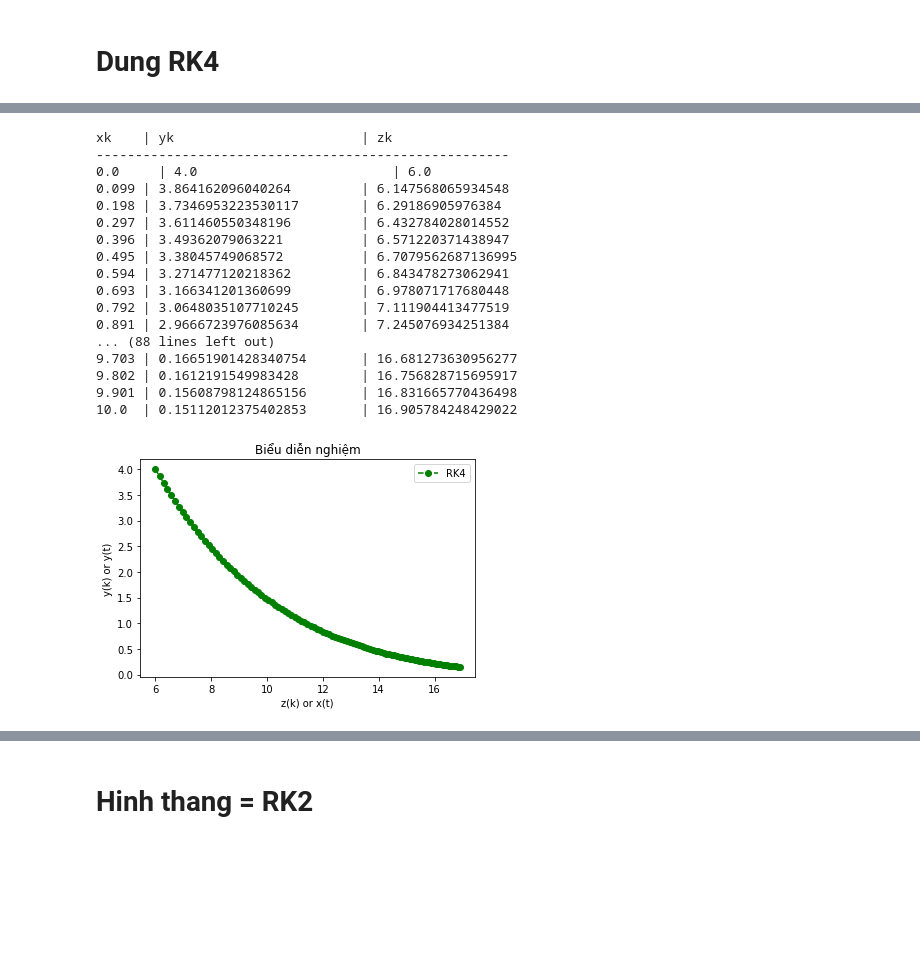
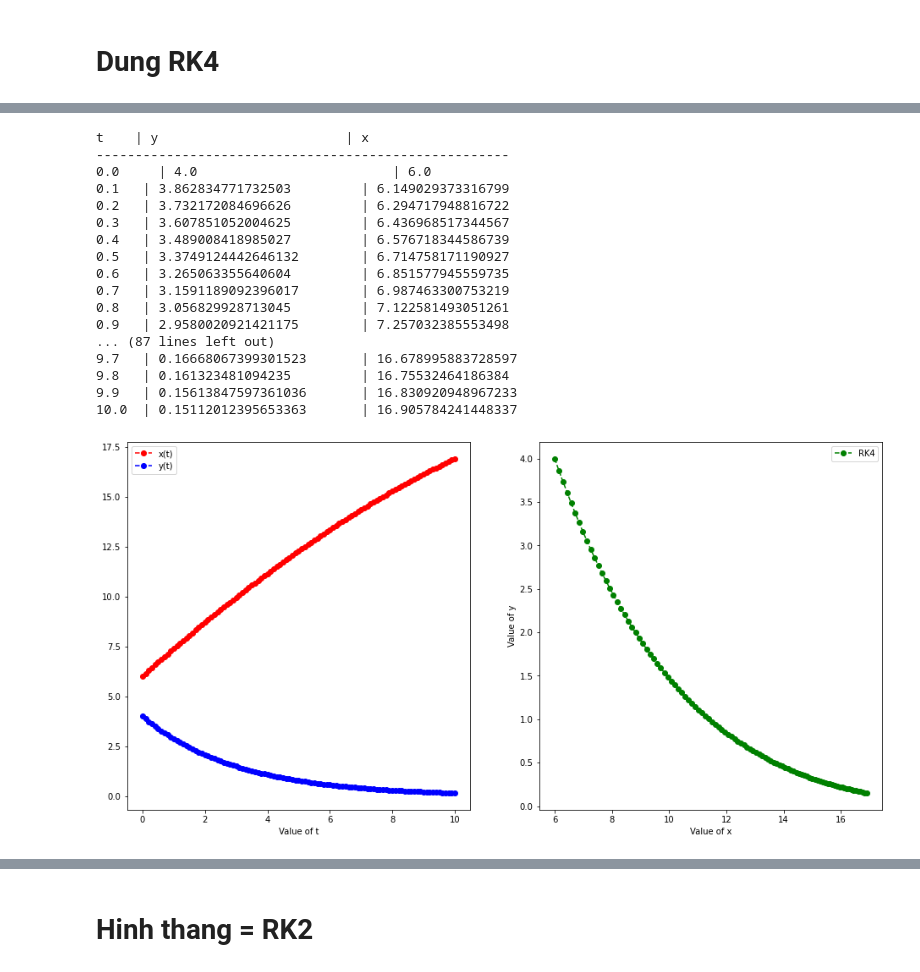
Before and after one commit to qminh369/NhomPPSPhan2, a Jupyter notebook: AB-AM/RK he pt.ipynb, the cells around one changed output, grey strips where cells are left out. Cells and saved outputs as stored; diff of their text form; code cells hidden in the pictures; blank space fills up the shorter version.

```diff
--- a/AB-AM/RK he pt.ipynb
+++ b/AB-AM/RK he pt.ipynb
@@ -80,53 +86,59 @@ def RK4(x0, y0, z0, x, stepnum):
     h = (x-x0)/stepnum
     xk =[x0]
     yk =[y0]
     zk =[z0]
-    print("xk", "".ljust(2),"|","yk", "".ljust(22), "|","zk".ljust(25))
+    print("t", "".ljust(2),"|","y", "".ljust(22), "|","x".ljust(25))
     print("-----------------------------------------------------")
     print(x0,"".ljust(3),"|", y0,"".ljust(23),"|",z0,"".ljust(25))
     for i in range(stepnum):
         k1 = h*f(x0, y0 ,z0)
         l1 = h*g(x0, y0, z0)
         k2 = h*f(x0 + h/2, y0 + k1/2,z0 +l1/2)
         l2 = h*g(x0 + h/2, y0 + k1/2, z0 + l1/2)
         k3 = h*f(x0 + h/2, y0 + k2/2, z0 + l2/2)
         l3 = h*g(x0 + h/2, y0 + k2/2, z0 + l2/2)
         k4 = h*f(x0 + h, y0 + k3, z0 + l3)
         l4 = h*g(x0 + h, y0 + k3, z0 + l3 )
         y0 = y0 + 1/6*(k1 + 2*k2 + 2*k3 + k4)
         z0 = z0 + 1/6*(l1 + 2*l2 + 2*l3 + l4)
         x0 = x0 + h
         print(str(np.round(x0,3)).ljust(5) , "|", str(y0).ljust(25),"|",str(z0).ljust(7))
         xk.append(x0)
         yk.append(y0)
         zk.append(z0)
     return np.asarray(xk), np.asarray(yk), np.asarray(zk)
 
-s1, s2, s3 = RK4(0.0, 4.0, 6.0, 10.0, 101)
+s1, s2, s3 = RK4(0.0, 4.0, 6.0, 10.0, 100)
 
-plt.plot(s3, s2, 'go--', label = 'RK4')
-plt.xlabel('z(k) or x(t)')
-plt.ylabel('y(k) or y(t)')
-#plt.plot(s1, kq, 'ro--', label = 'Nghiệm đúng')
-plt.title('Biểu diễn nghiệm')
+fig = plt.figure(figsize = (16, 8))
+plt.subplot(1, 2, 1)
+plt.plot(s1, s3, 'go--', c = 'r', label = 'x(t)')
+plt.plot(s1, s2, 'go--', c = 'b', label = 'y(t)')
+plt.xlabel("Value of t")
+plt.legend()
+
+plt.subplot(1, 2, 2)
+plt.plot(s3, s2, 'go--', c = 'g', label = 'RK4')
+plt.xlabel("Value of x")
+plt.ylabel("Value of y")
 plt.legend()
 plt.show()
 # %% [output]
-xk    | yk                        | zk
+t    | y                        | x
 -----------------------------------------------------
 0.0     | 4.0                         | 6.0
-0.099 | 3.864162096040264         | 6.147568065934548
-0.198 | 3.7346953223530117        | 6.29186905976384
-0.297 | 3.611460550348196         | 6.432784028014552
-0.396 | 3.49362079063221          | 6.571220371438947
-0.495 | 3.38045749068572          | 6.7079562687136995
-0.594 | 3.271477120218362         | 6.843478273062941
-0.693 | 3.166341201360699         | 6.978071717680448
-0.792 | 3.0648035107710245        | 7.111904413477519
-0.891 | 2.9666723976085634        | 7.245076934251384
-... (88 lines left out)
-9.703 | 0.16651901428340754       | 16.681273630956277
-9.802 | 0.1612191549983428        | 16.756828715695917
-9.901 | 0.15608798124865156       | 16.831665770436498
-10.0  | 0.15112012375402853       | 16.905784248429022
+0.1   | 3.862834771732503         | 6.149029373316799
+0.2   | 3.732172084696626         | 6.294717948816722
+0.3   | 3.607851052004625         | 6.436968517344567
+0.4   | 3.489008418985027         | 6.576718344586739
+0.5   | 3.3749124442646132        | 6.714758171190927
+0.6   | 3.265063355640604         | 6.851577945559735
+0.7   | 3.1591189092396017        | 6.987463300753219
+0.8   | 3.056829928713045         | 7.122581493051261
+0.9   | 2.9580020921421175        | 7.257032385553498
+... (87 lines left out)
+9.7   | 0.16668067399301523       | 16.678995883728597
+9.8   | 0.161323481094235         | 16.75532464186384
+9.9   | 0.15613847597361036       | 16.830920948967233
+10.0  | 0.15112012395653363       | 16.905784241448337
-[figure, old version]
+[figure, new version]
```
Also changed, not shown: parts of 5 cells of this notebook.
